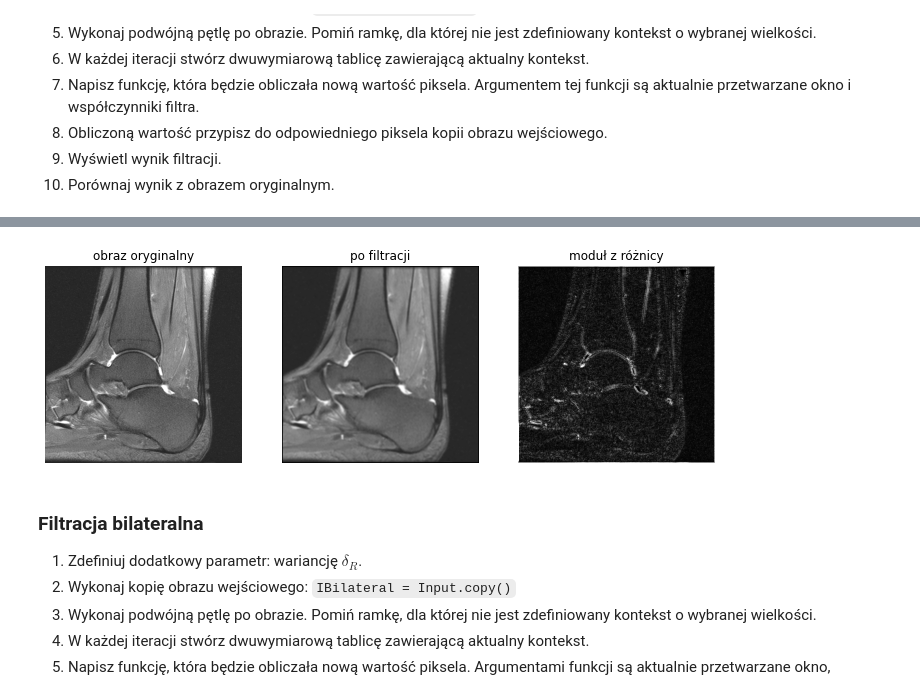
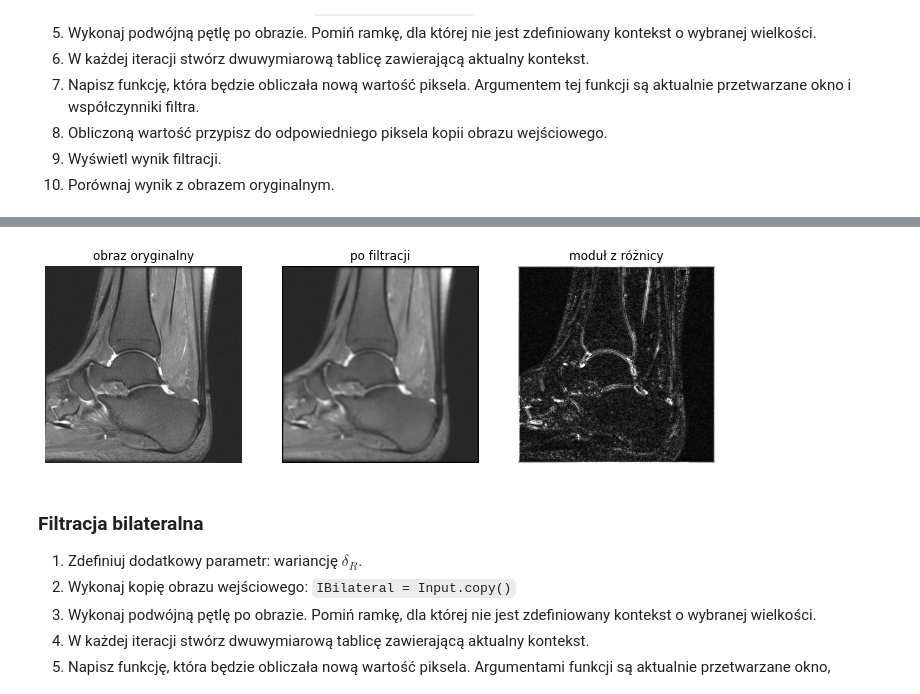
Before and after one commit to mhawryluk/wdcpo, a Jupyter notebook: lab7/07_bilateral.ipynb, the cells around one changed output, grey strips where cells are left out. Drawn from its saved outputs; the diff is of its cells as text; code cells hidden in the pictures.

```diff
--- a/lab7/07_bilateral.ipynb
+++ b/lab7/07_bilateral.ipynb
@@ -89,8 +89,9 @@ Argumentem tej funkcji są aktualnie przetwarzane okno i współczynniki filtra.
 8. Wyświetl wynik filtracji.
 9. Porównaj wynik z obrazem oryginalnym.
 # %%
-window_size = 5
-sigma = 1
+window_size = 7
+sigma_s = 1000
+sigma_r = 15
 
 def fgaussian(size, sigma):
     m = n = size
@@ -100,7 +101,7 @@ def fgaussian(size, sigma):
     return g/g.sum()
 
 def mesh(fun, size):
-    fig = plt.figure()
+    fig = plt.figure(figsize=(8, 8))
     ax = plt.axes(projection='3d')
 
     X = np.arange(-size//2, size//2, 1)
@@ -108,10 +109,10 @@ def mesh(fun, size):
     X, Y = np.meshgrid(X, Y)
     Z = fun
 
-    ax.plot_surface(X, Y, Z)
-
+    ax.plot_surface(X, Y, Z, color='powderblue')
     plt.show()
 
-kernel = fgaussian(window_size, sigma)
-mesh(kernel, window_size)
+kernel_s = fgaussian(window_size, sigma_s)
+print(kernel_s)
+mesh(kernel_s, window_size)
 # %% [output]
@@ -119,5 +134,11 @@ mesh(kernel, window_size)
 # %%
 def count_filter(window, kernel):
+    '''
+        receives window = context around the pixel
+        and kernel = matrix of filter coefficients (mask)
+
+        returns calculated value for the pixel
+    '''
     return np.sum(window*kernel)
 
 def convolution(image, window_size, sigma):
@@ -125,11 +146,12 @@ def convolution(image, window_size, sigma):
     kernel = fgaussian(window_size, sigma)
     new_image = np.zeros(image.shape)
 
-    offset = window_size//2
+    offset = window_size//2 ## number of pixels from window center to its edge
 
     for i in range(offset, rows - offset):
         for j in range(offset, cols - offset):
-            new_image[i, j] = count_filter(image[i-offset:i+offset+1, j-offset:j+offset+1], kernel)
+            window = image[i-offset:i+offset+1, j-offset:j+offset+1]
+            new_image[i, j] = count_filter(window, kernel)
 
     return new_image
 # %%
@@ -148,10 +170,10 @@ def show_filtered(image, filtered):
 
     plt.show()
 # %%
-filtered = convolution(mat['I_noisy4'], 5, 1000)
+filtered = convolution(mat['I_noisy4'], window_size, sigma_s)
 show_filtered(mat['I_noisy4'], filtered)
 # %% [output]
-[figure, old version]
+[figure, new version]
 # %% [markdown]
 ### Filtracja bilateralna
 
```
Also changed, not shown: parts of 4 cells of this notebook, 1 other file.
